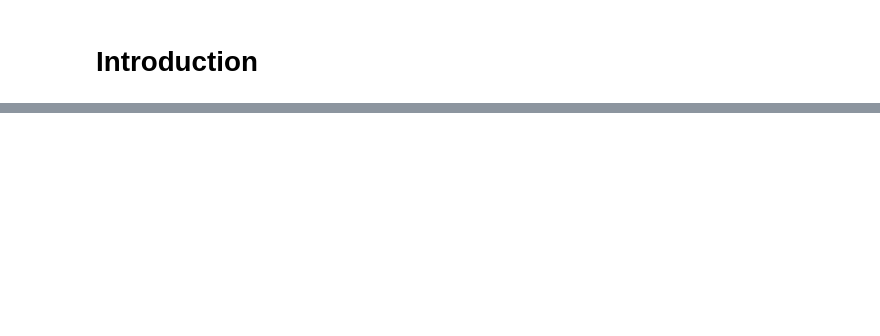
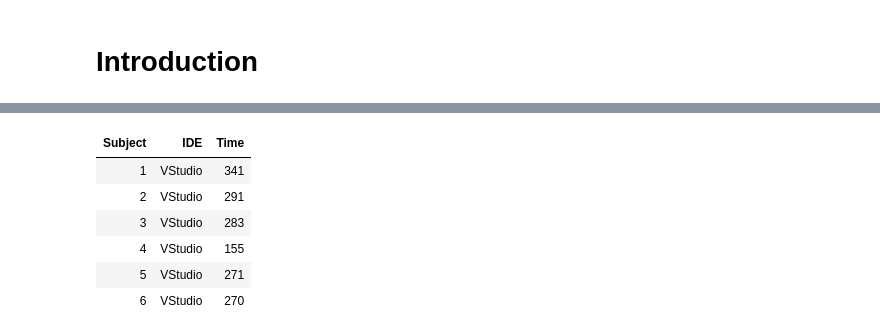
Before and after one commit to iamjz/R-Data, a Jupyter notebook: Designing, Running, and Analyzing Experiments/Week 04.ipynb, the cells around one changed output, grey strips where cells are left out. Saved outputs shown, nothing was run; the diff lists cells and outputs as text; code cells hidden in the pictures; blank space fills up the shorter version.

```diff
--- a/Designing, Running, and Analyzing Experiments/Week 04.ipynb
+++ b/Designing, Running, and Analyzing Experiments/Week 04.ipynb
@@ -40,0 +51,11 @@ Lastly - is this factor a between or within subjects factor? We know that it's b
+# %%
+ide2 <- read.csv("materials/ide2.csv")
+head(ide2)
+# %% [output]
+| Subject | IDE | Time |
+| 1 | VStudio | 341 |
+| 2 | VStudio | 291 |
+| 3 | VStudio | 283 |
+| 4 | VStudio | 155 |
+| 5 | VStudio | 271 |
+| 6 | VStudio | 270 |
```
Also changed, not shown: parts of 14 cells of this notebook.
